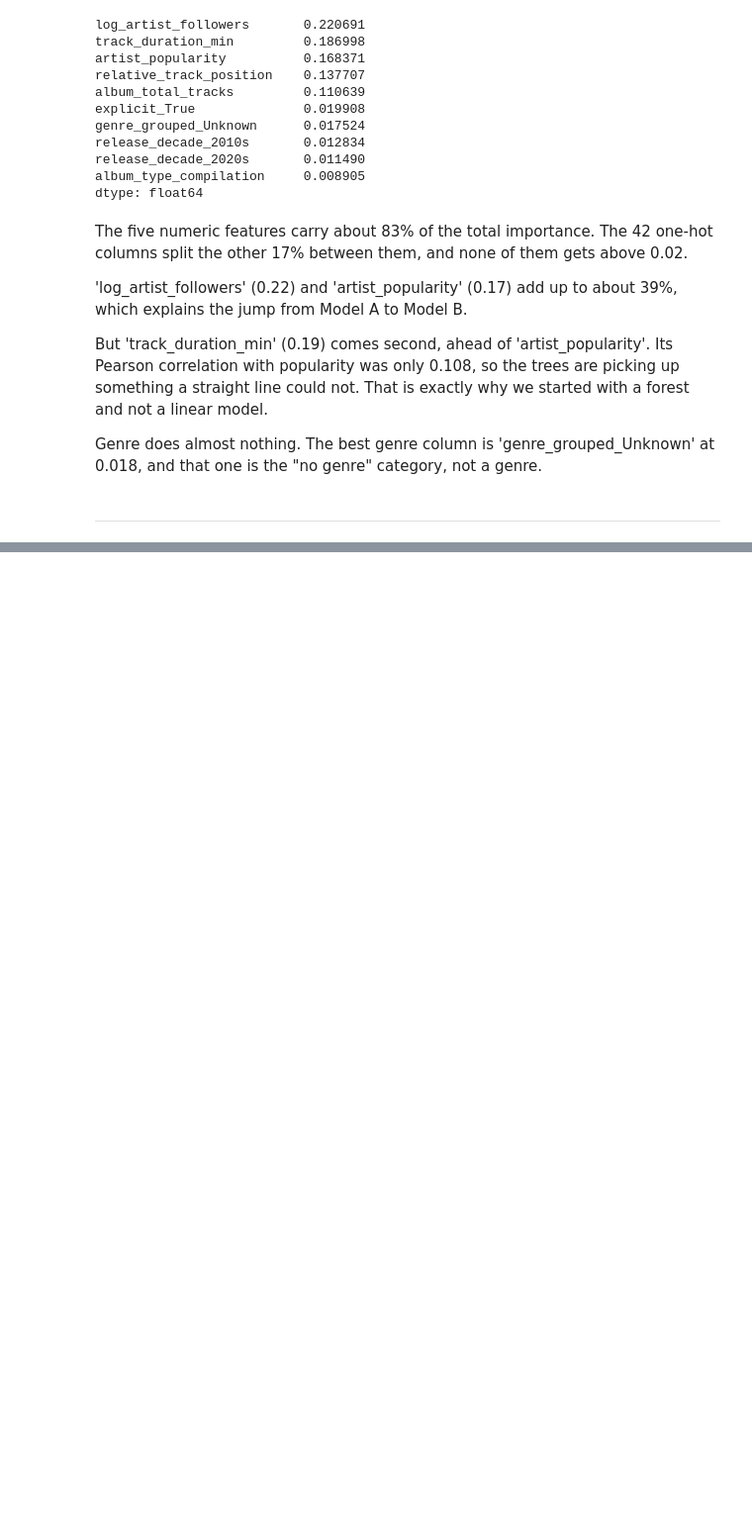
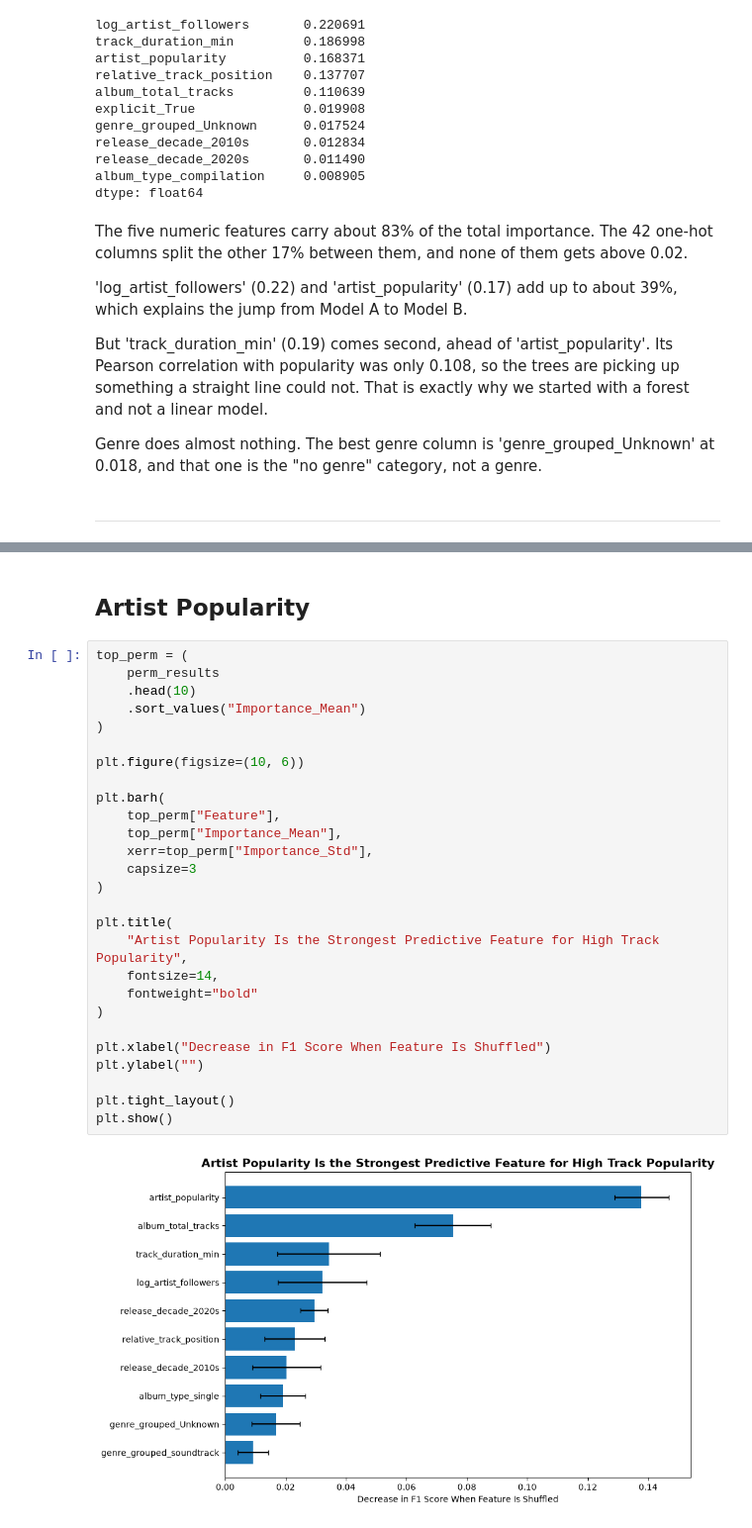
Before and after one commit to jannoelvero/week_7_ml_project, a Jupyter notebook: notebooks/06_machine_learning.ipynb, the cells around one changed output, grey strips where cells are left out. Shown at 99% size. Cells and saved outputs as stored; diff of their text form; blank space fills up the shorter version.

Commit message:
Add machine learning, visualization, Tableau, and final datasets

```diff
--- a/notebooks/06_machine_learning.ipynb
+++ b/notebooks/06_machine_learning.ipynb
@@ -653,0 +965,31 @@ Genre does almost nothing. The best genre column is 'genre_grouped_Unknown' at 0
+# %% [markdown]
+## Artist Popularity
+# %%
+top_perm = (
+    perm_results
+    .head(10)
+    .sort_values("Importance_Mean")
+)
+
+plt.figure(figsize=(10, 6))
+
+plt.barh(
+    top_perm["Feature"],
+    top_perm["Importance_Mean"],
+    xerr=top_perm["Importance_Std"],
+    capsize=3
+)
+
+plt.title(
+    "Artist Popularity Is the Strongest Predictive Feature for High Track Popularity",
+    fontsize=14,
+    fontweight="bold"
+)
+
+plt.xlabel("Decrease in F1 Score When Feature Is Shuffled")
+plt.ylabel("")
+
+plt.tight_layout()
+plt.show()
+# %% [output]
+[figure, added]
```
Also changed, not shown: parts of 21 cells of this notebook, 5 other files.
